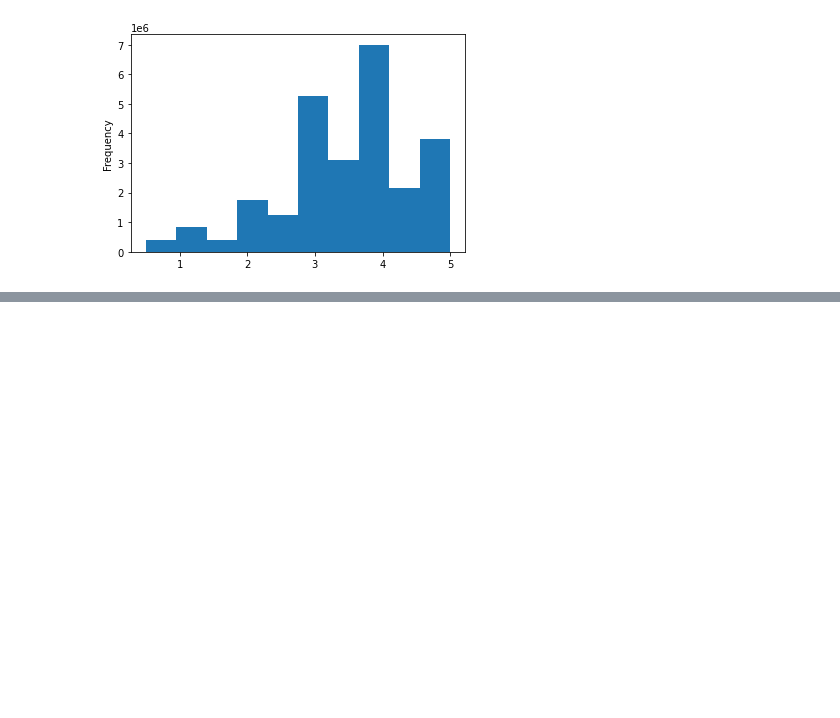
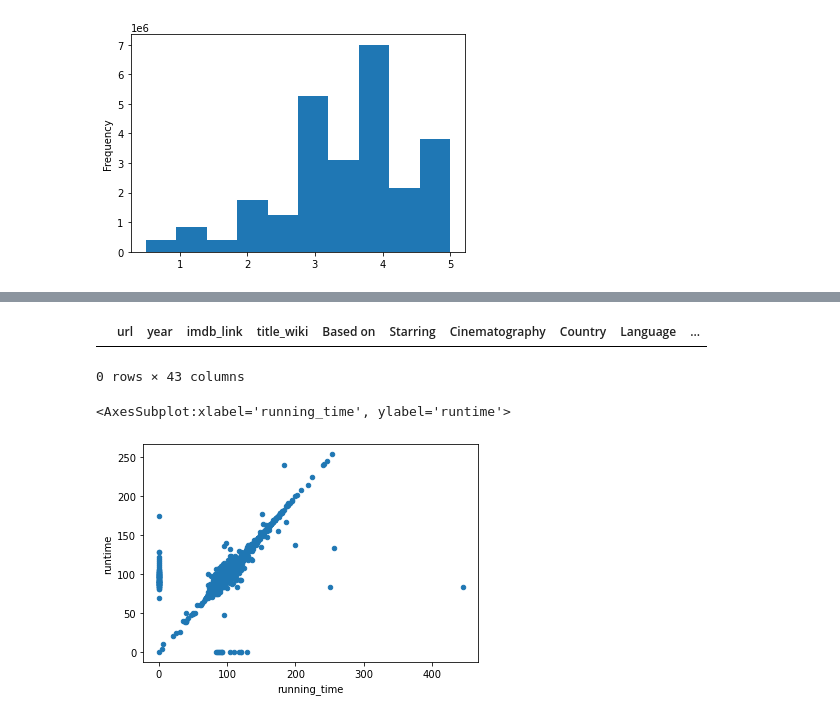
Before and after one commit to connorfrench45/Movies-ETL, a Jupyter notebook: movies.ipynb, the cells around one changed output, grey strips where cells are left out. Drawn from its saved outputs; the diff is of its cells as text; code cells hidden in the pictures; blank space fills up the shorter version.

Commit message:
Merged dataframes

```diff
--- a/movies.ipynb
+++ b/movies.ipynb
@@ -631,3 +629,7 @@ min                     0.50
 max                     5.00
 Name: rating, dtype: float64
 [figure]
+# %%
+# Merging kaggle and wiki dataframes
+movies_df = pd.merge(wiki_movies_df, kaggle_metadata, on='imdb_id', suffixes=['_wiki','_kaggle'])
+movies_df.head()
@@ -633,0 +689,12 @@ Name: rating, dtype: float64
+# %%
+# Any empty cells in the kaggle column
+movies_df[(movies_df['title_kaggle'] == '') | (movies_df['title_kaggle'].isnull())]
+# %% [output]
+|  | url | year | imdb_link | title_wiki | Based on | Starring | Cinematography | Country | Language | ... |
+0 rows × 43 columns
+# %%
+# Inspecting runtime
+movies_df.fillna(0).plot(x='running_time', y='runtime', kind='scatter')
+# %% [output]
+<AxesSubplot:xlabel='running_time', ylabel='runtime'>
+[figure, added]
```
Also changed, not shown: parts of 31 cells of this notebook.
